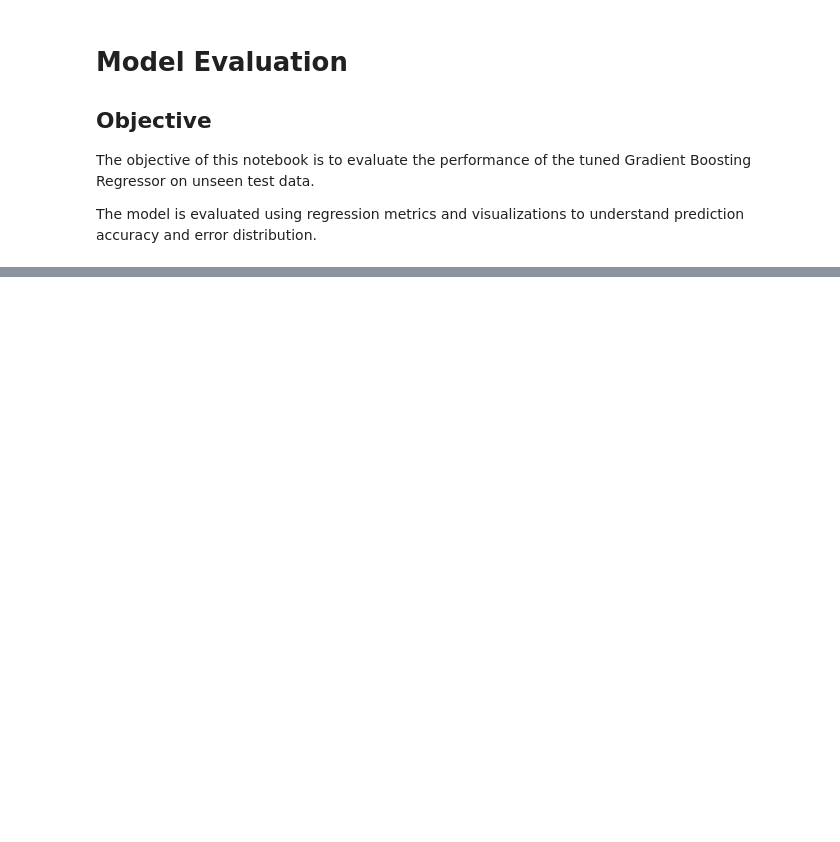
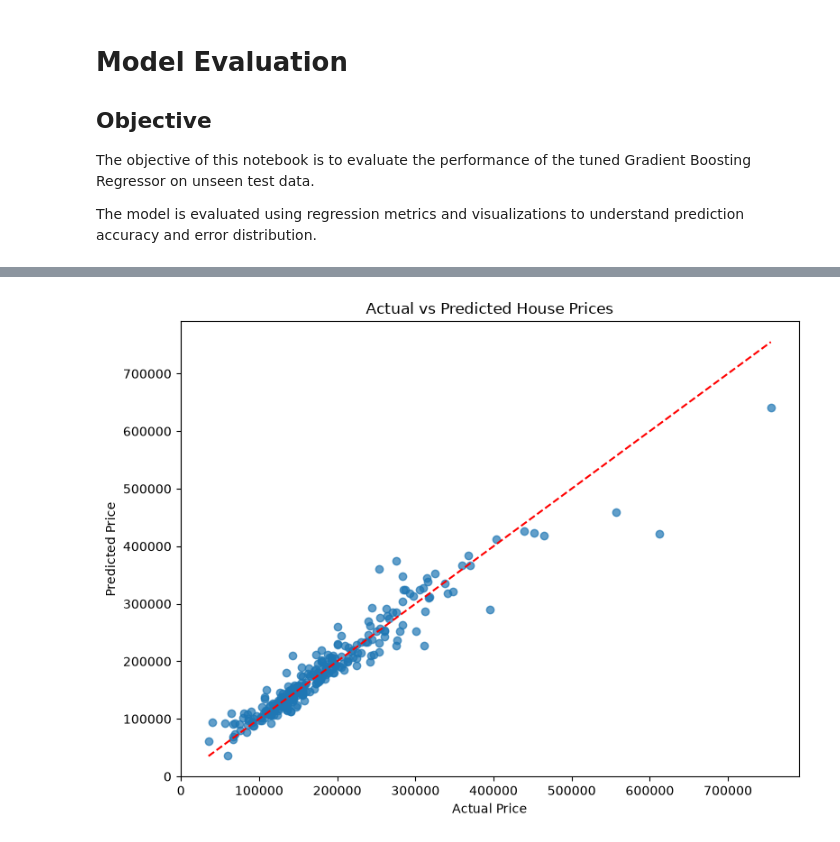
Before and after one commit to interterrestrial/House-Price-Prediction, a Jupyter notebook: notebooks/07_Model_Evaluation.ipynb, the cells around one changed output, grey strips where cells are left out. Drawn from its saved outputs; the diff is of its cells as text; code cells hidden in the pictures; blank space fills up the shorter version.

```diff
--- a/notebooks/07_Model_Evaluation.ipynb
+++ b/notebooks/07_Model_Evaluation.ipynb
@@ -65,3 +69,35 @@ metrics.to_csv(
     "../reports/results/final_model_metrics.csv",
     index=False
 )
+# %%
+# ==========================
+# Actual vs Predicted
+# ==========================
+
+plt.figure(figsize = (8, 6))
+
+plt.scatter(y_test, predictions, alpha = 0.7)
+
+plt.plot(
+    [y_test.min(), y_test.max()],
+    [y_test.min(), y_test.max()],
+    color = 'red',
+    linestyle = '--'
+)
+
+plt.xlabel("Actual Price")
+plt.ylabel("Predicted Price")
+
+plt.title("Actual vs Predicted House Prices")
+
+plt.tight_layout()
+
+plt.savefig(
+    "../reports/figures/actual_vs_predicted.png",
+    dpi=300,
+    bbox_inches="tight"
+)
+
+plt.show()
+# %% [output]
+[figure, added]
```
Also changed, not shown: parts of 9 cells of this notebook, 5 other files.
